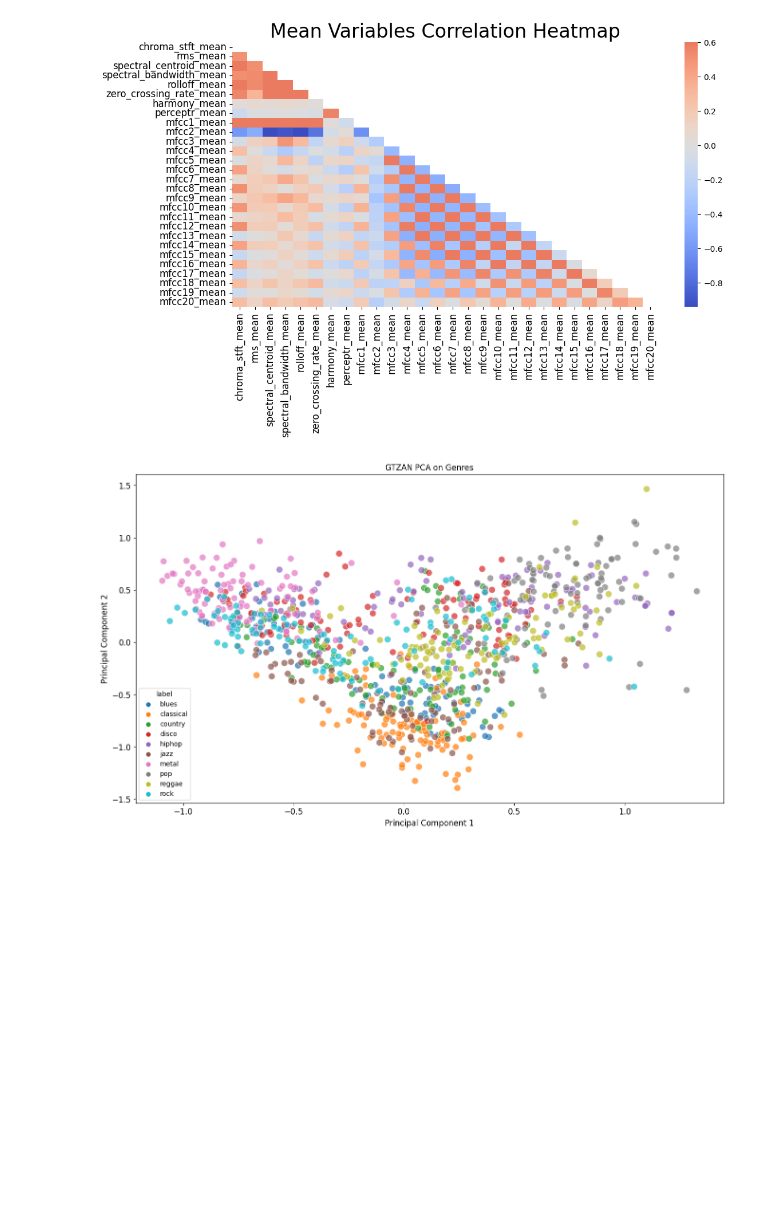
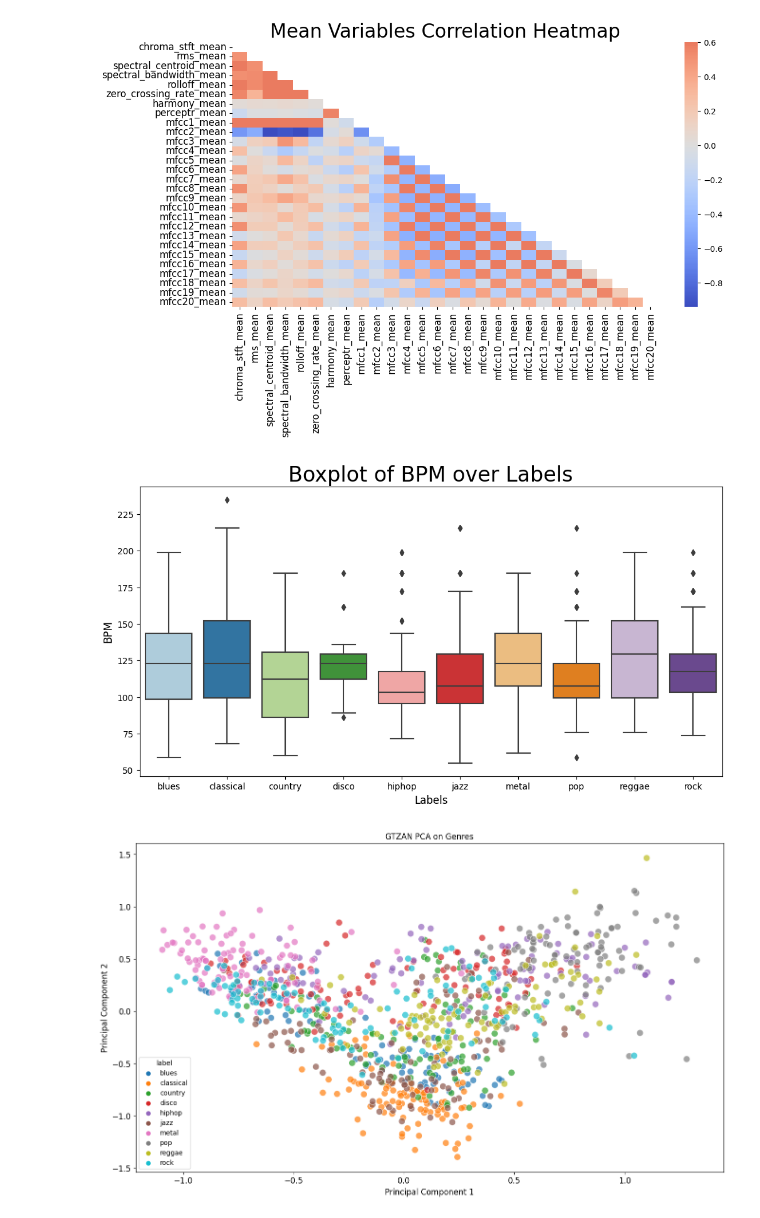
Before and after one commit to malikka-rajshahi/MusicGenreClassifier, a Jupyter notebook: music-genre-classification.ipynb, the cells around one changed output. Saved outputs shown, nothing was run; the diff lists cells and outputs as text; code cells hidden in the pictures; blank space fills up the shorter version.

Commit message:
Kaggle Notebook | Music Genre Classifier | Implemented Boxplot

```diff
--- a/music-genre-classification.ipynb
+++ b/music-genre-classification.ipynb
@@ -160,6 +159,17 @@ plt.xticks(fontsize=12)
 plt.yticks(fontsize=12);
 # %% [output]
 [figure]
+# %%
+# BPM over labels boxplot
+plot_data = ds[["label", "tempo"]]
+
+plt.figure(figsize=(12, 6))
+sns.boxplot(x="label", y="tempo", data=plot_data, palette='Paired')
+plt.title("Boxplot of BPM over Labels", fontsize=24)
+plt.xlabel("Labels", fontsize=12)
+plt.ylabel("BPM", fontsize=12);
+# %% [output]
+[figure, added]
 # %%
 ds = ds.iloc[0:,1:]
 y = ds['label']
```
Also changed, not shown: parts of 2 cells of this notebook.
